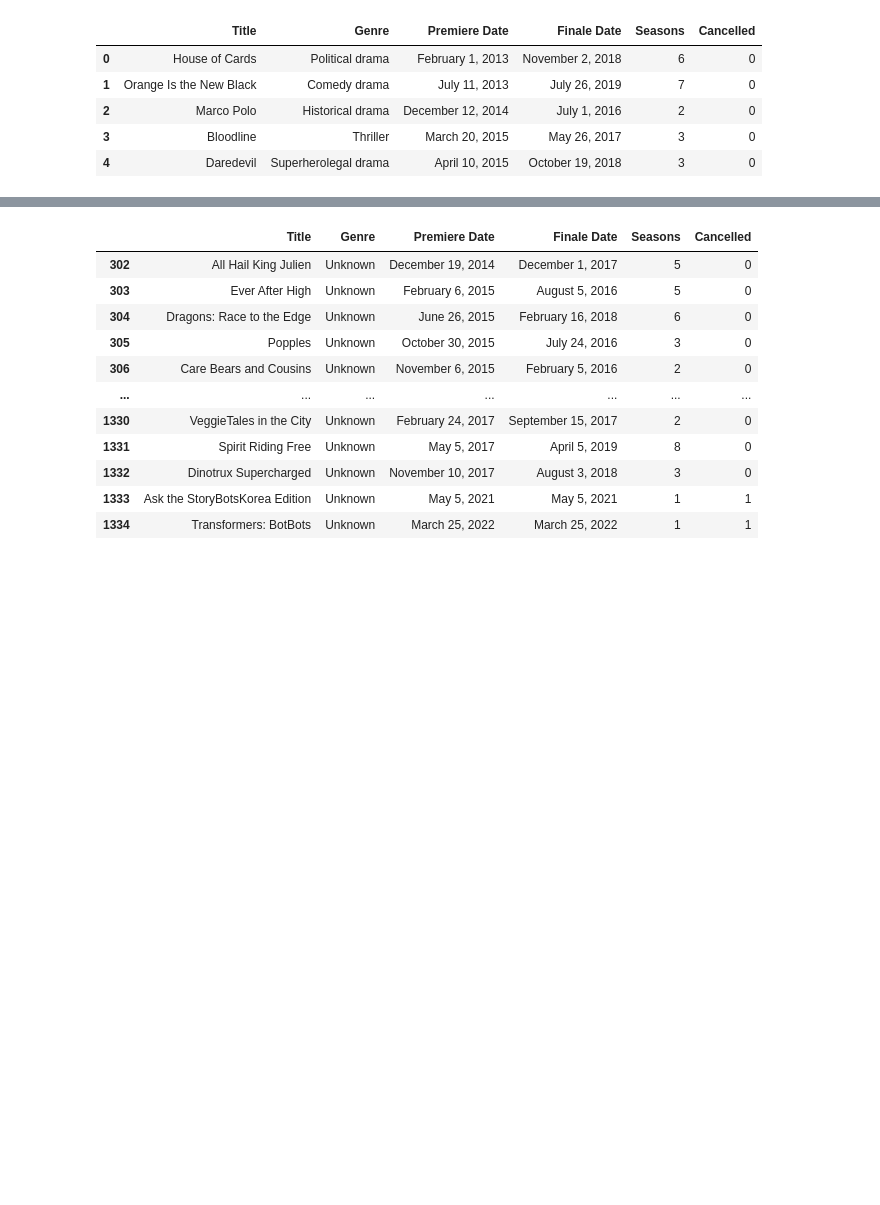
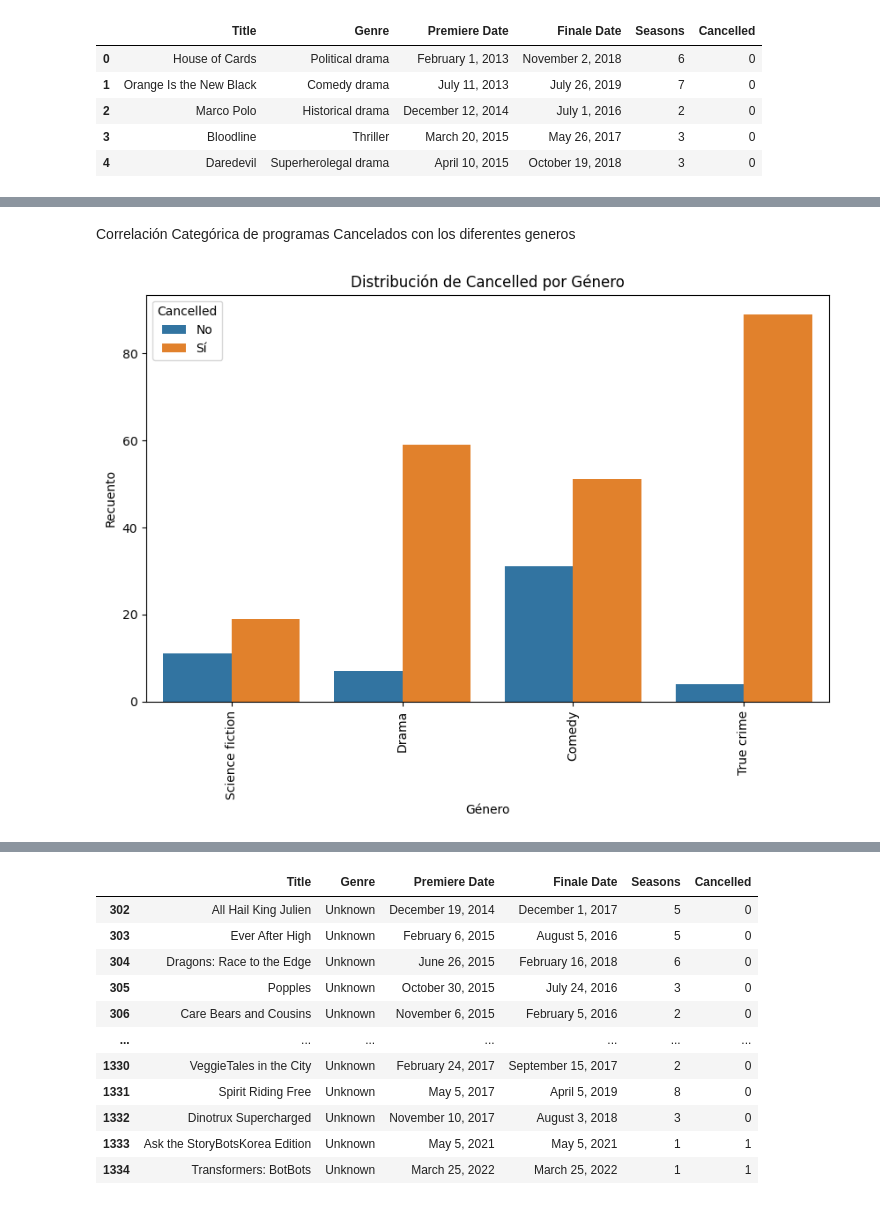
Before and after one commit to JeffVar00/Dataset_analisis, a Jupyter notebook: netflix.ipynb, the cells around one changed output, grey strips where cells are left out. Saved outputs shown, nothing was run; the diff lists cells and outputs as text; code cells hidden in the pictures; blank space fills up the shorter version.

```diff
--- a/netflix.ipynb
+++ b/netflix.ipynb
@@ -16,0 +53,19 @@ data.head()
+# %% [markdown]
+Correlación Categórica de programas Cancelados con los diferentes generos
+# %%
+# Selecciona un subconjunto de categorías
+categorias_a_mostrar = ['Science fiction', 'Comedy', 'Drama', 'True crime']
+
+# Filtra los datos para incluir solo las categorías seleccionadas
+data_filtrada = data[data['Genre'].isin(categorias_a_mostrar)]
+
+plt.figure(figsize=(10, 6))
+sns.countplot(x='Genre', hue='Cancelled', data=data_filtrada)
+plt.xlabel('Género')
+plt.ylabel('Recuento')
+plt.title('Distribución de Cancelled por Género')
+plt.xticks(rotation=90)  # Para mejorar la legibilidad de las etiquetas
+plt.legend(title='Cancelled', labels=['No', 'Sí'])
+plt.show()
+# %% [output]
+[figure, added]
```
Also changed, not shown: parts of 17 cells of this notebook.
